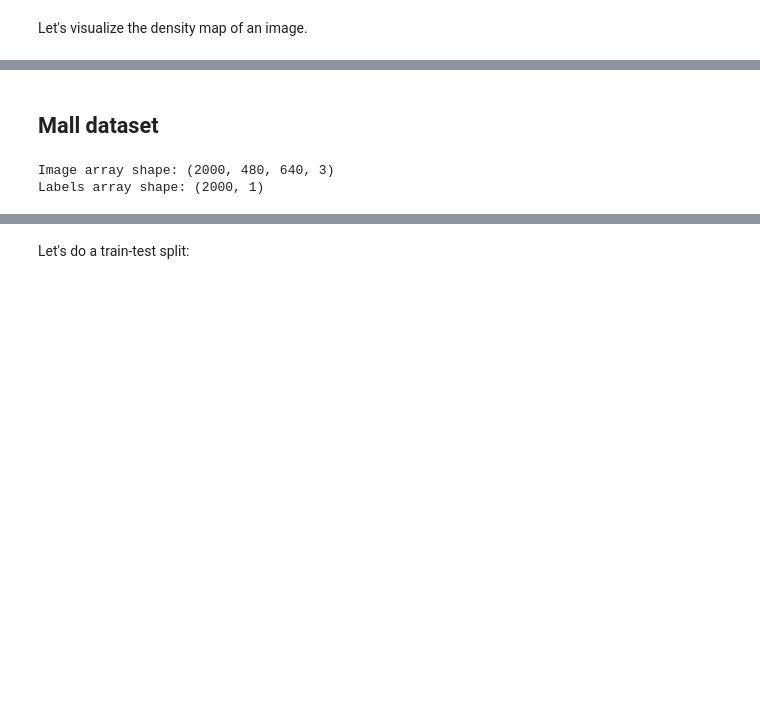
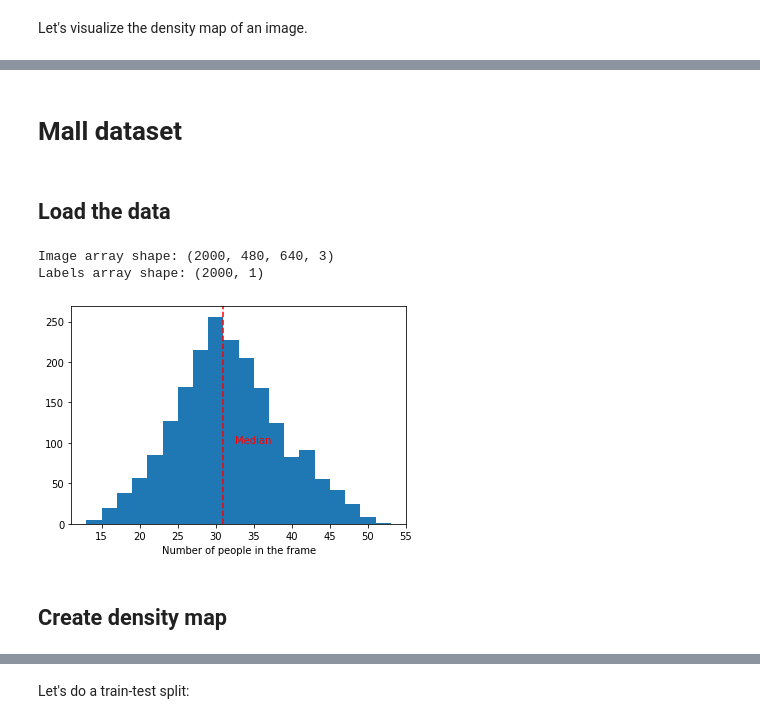
Before and after one commit to luismarcoslc/crowd_counting, a Jupyter notebook: project.ipynb, the cells around one changed output, grey strips where cells are left out. Cells and saved outputs as stored; diff of their text form; code cells hidden in the pictures; blank space fills up the shorter version.

```diff
--- a/project.ipynb
+++ b/project.ipynb
@@ -122,12 +411,13 @@ data\shangai_dataset\part_A\train_data\ground\IMG_119.h5
 # %% [markdown]
-## Mall dataset
+# Mall dataset
+# %% [markdown]
+## Load the data
 # %%
-root_mall = 'data\mall_dataset'
-images_mall = np.load('data\mall_dataset\images.npy')
-labels_mall = np.load('data\mall_dataset\labels.npy')
+images_mall = np.load(os.path.join('data', 'mall_dataset','images.npy'))
+labels_mall = np.load(os.path.join('data', 'mall_dataset','labels.npy'))
+
+print(f'Image array shape: {images_mall.shape}')
+print(f'Labels array shape: {labels_mall.shape}')
+# %% [output]
+Image array shape: (2000, 480, 640, 3)
+Labels array shape: (2000, 1)
-# %%
-print(f'Image array shape: {images_mall.shape}')
-print(f'Labels array shape: {labels_mall.shape}')
-# %% [output]
-Image array shape: (2000, 480, 640, 3)
-Labels array shape: (2000, 1)
@@ -133,0 +427,6 @@ Labels array shape: (2000, 1)
+# %%
+plot_histogram_with_mean_and_median(labels_mall)
+# %% [output]
+[figure, added]
+# %% [markdown]
+## Create density map
```
Also changed, not shown: parts of 24 cells of this notebook.
